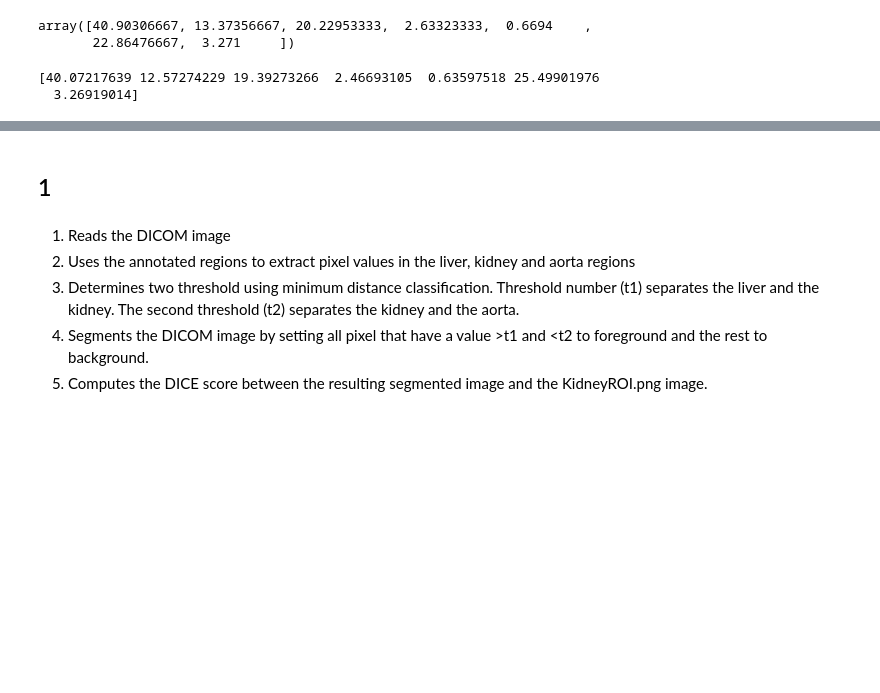
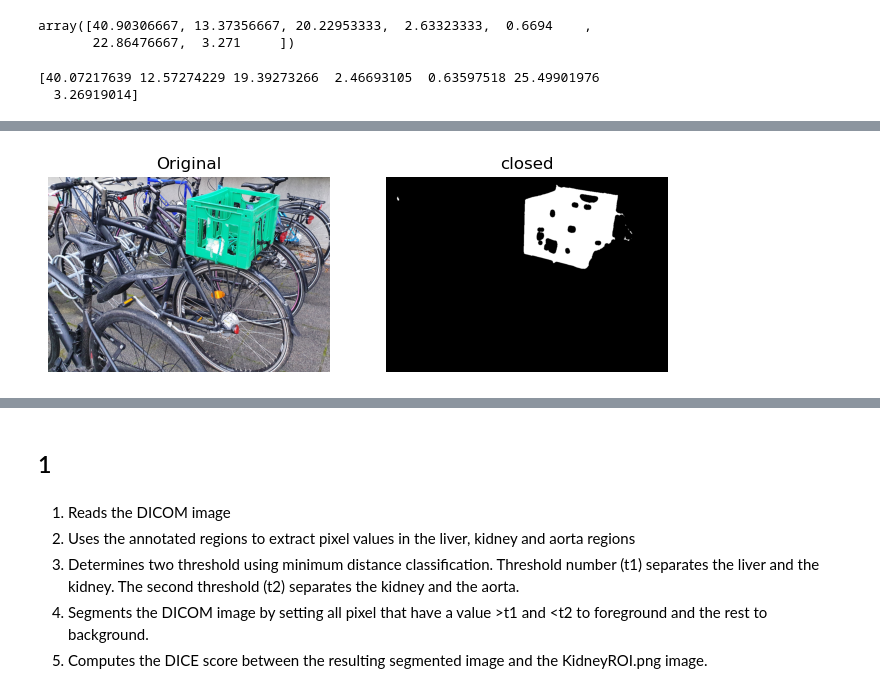
Before and after one commit to magolimbo/02502-Image-Analysis-Cheatsheet, a Jupyter notebook: Prova_sol.ipynb, the cells around one changed output, grey strips where cells are left out. Drawn from its saved outputs; the diff is of its cells as text; code cells hidden in the pictures; blank space fills up the shorter version.

```diff
--- a/Prova_sol.ipynb
+++ b/Prova_sol.ipynb
@@ -146,0 +238,22 @@ ValueError: cannot reshape array of size 639600 into shape (533,400,1)
+# %%
+# 8 Bikes
+
+bike_img = io.imread(
+    r"C:\Users\Dell\Desktop\Git Hub\02502-Image-Analysis-Cheatsheet\Exams\dec2021\BikeImage\bikes.png"
+)
+
+# Extract individual color components
+r_comp = bike_img[:, :, 0]
+g_comp = bike_img[:, :, 1]
+b_comp = bike_img[:, :, 2]
+
+segm = (r_comp < 100) & (g_comp > 200) & (b_comp > 100)
+img_segm = img_as_ubyte(segm)
+# closing
+footprint = disk(8)
+closed = closing(img_segm, footprint)
+show_comparison(bike_img, closed, "closed")
+
+# show_comparison(bike_img, img_as_ubyte(segm))
+# %% [output]
+[figure, added]
```
Also changed, not shown: parts of 24 cells of this notebook, 2 other files.
